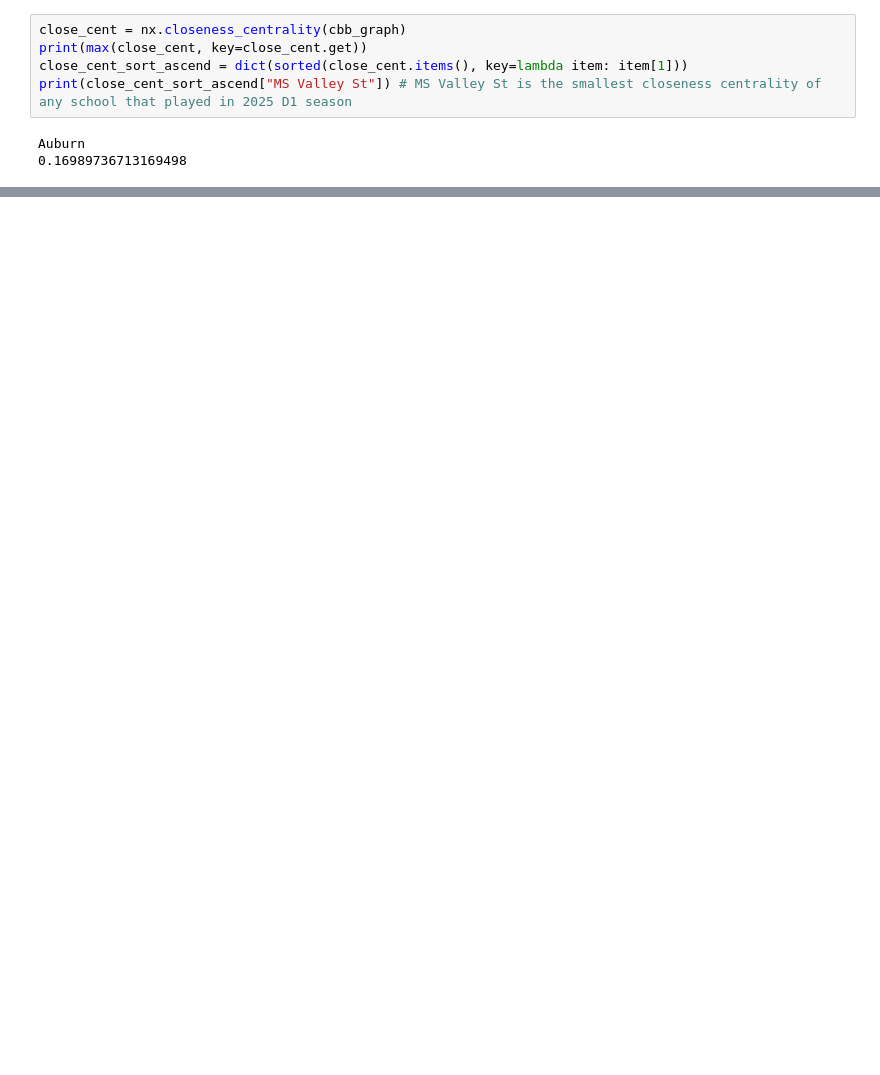
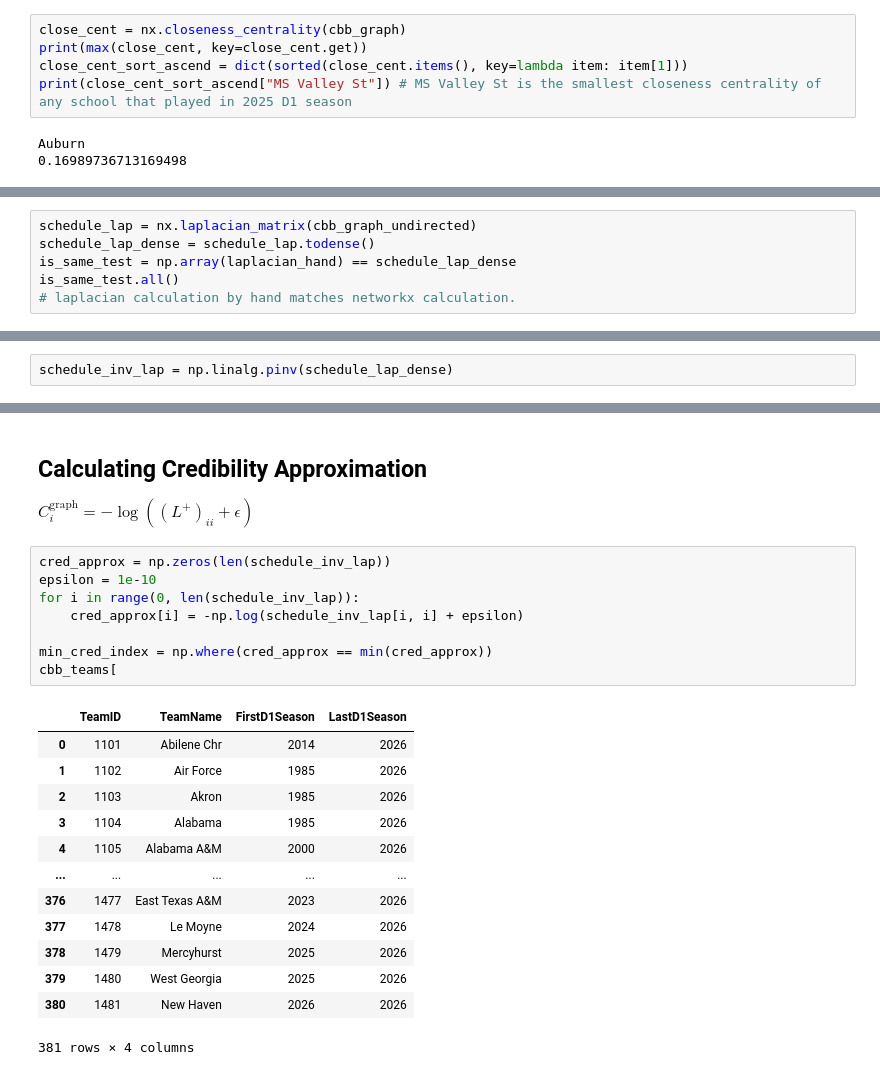
Before and after one commit to JayGode/Math-168-Final-Project, a Jupyter notebook: CBB_Network_Rankings.ipynb, the cells around one changed output, grey strips where cells are left out. Drawn from its saved outputs; the diff is of its cells as text; blank space fills up the shorter version.

```diff
--- a/CBB_Network_Rankings.ipynb
+++ b/CBB_Network_Rankings.ipynb
@@ -120,0 +171,6 @@ Wichita St
+# %%
+schedule_lap = nx.laplacian_matrix(cbb_graph_undirected)
+schedule_lap_dense = schedule_lap.todense()
+is_same_test = np.array(laplacian_hand) == schedule_lap_dense
+is_same_test.all()
+# laplacian calculation by hand matches networkx calculation.
@@ -120,0 +181,2 @@ Wichita St
+# %%
+schedule_inv_lap = np.linalg.pinv(schedule_lap_dense)
@@ -120,0 +197,25 @@ Wichita St
+# %% [markdown]
+## Calculating Credibility Approximation
+$C_i^{\mathrm{graph}} = - \log((L^+)_{ii} + \epsilon)$
+# %%
+cred_approx = np.zeros(len(schedule_inv_lap))
+epsilon = 1e-10
+for i in range(0, len(schedule_inv_lap)):
+    cred_approx[i] = -np.log(schedule_inv_lap[i, i] + epsilon)
+
+min_cred_index = np.where(cred_approx == min(cred_approx))
+cbb_teams[
+# %% [output]
+|  | TeamID | TeamName | FirstD1Season | LastD1Season |
+| 0 | 1101 | Abilene Chr | 2014 | 2026 |
+| 1 | 1102 | Air Force | 1985 | 2026 |
+| 2 | 1103 | Akron | 1985 | 2026 |
+| 3 | 1104 | Alabama | 1985 | 2026 |
+| 4 | 1105 | Alabama A&M | 2000 | 2026 |
+| ... | ... | ... | ... | ... |
+| 376 | 1477 | East Texas A&M | 2023 | 2026 |
+| 377 | 1478 | Le Moyne | 2024 | 2026 |
+| 378 | 1479 | Mercyhurst | 2025 | 2026 |
+| 379 | 1480 | West Georgia | 2025 | 2026 |
+| 380 | 1481 | New Haven | 2026 | 2026 |
+381 rows × 4 columns
```
Also changed, not shown: parts of 28 cells of this notebook.
